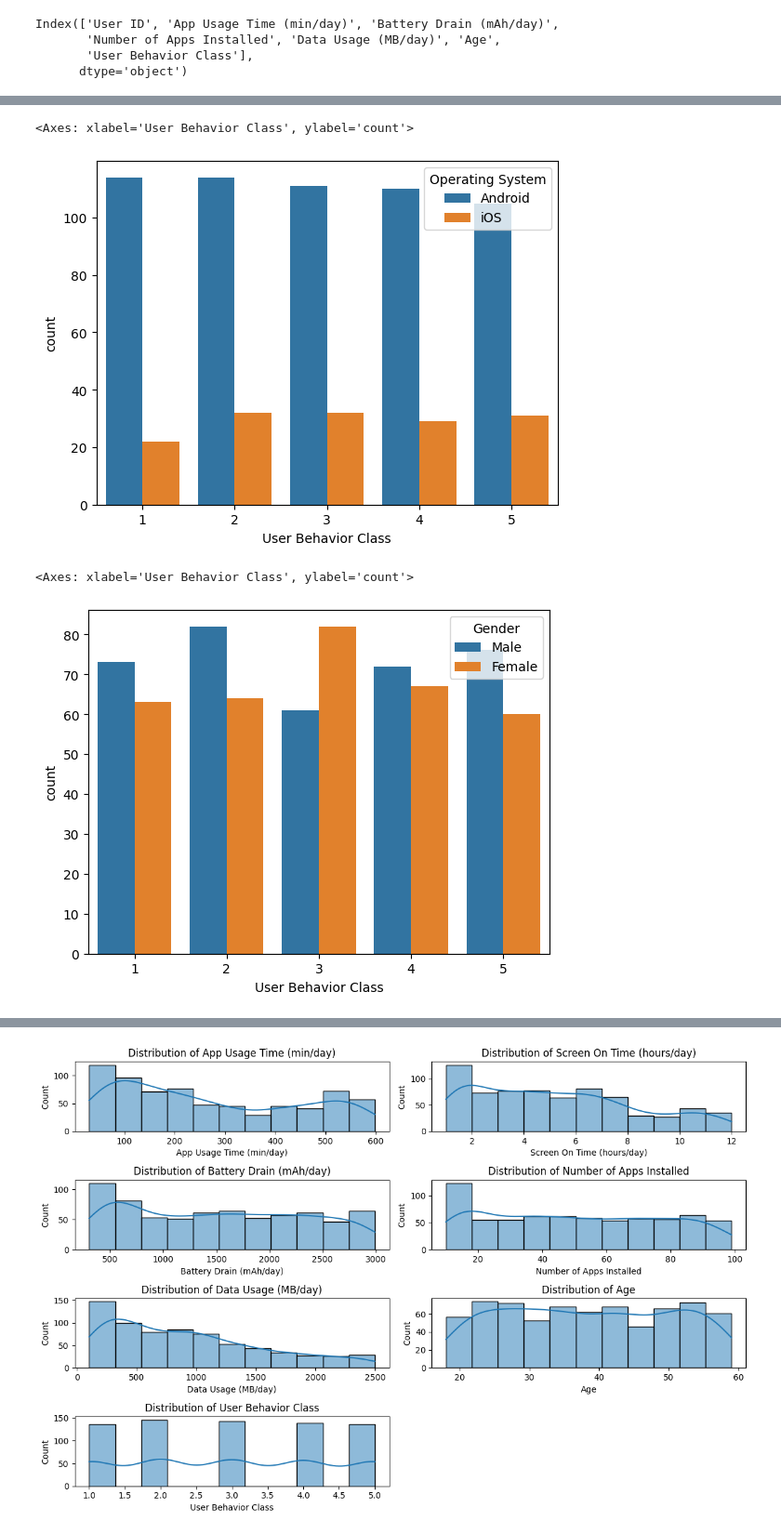
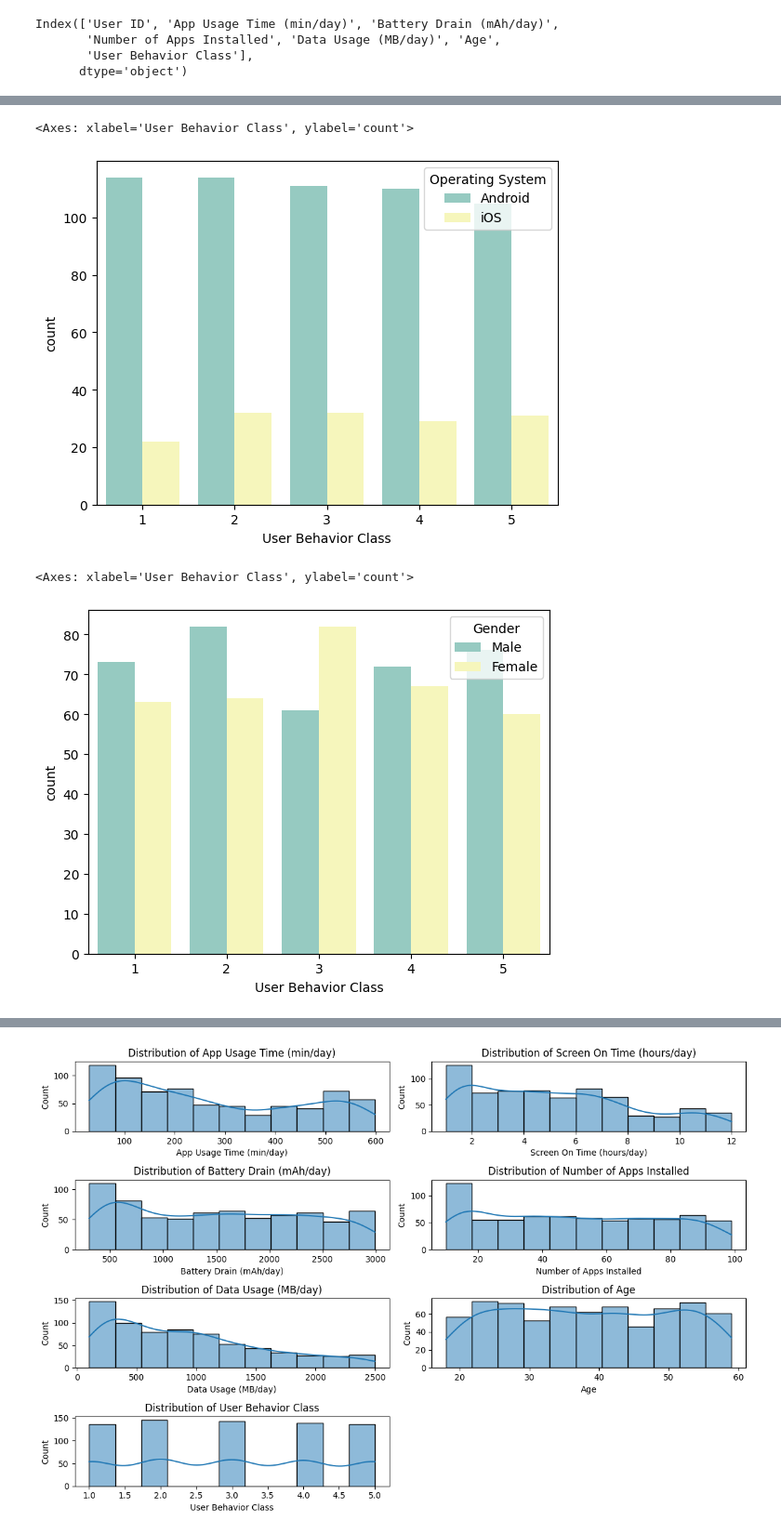
Before and after one commit to PARTHIBAN-007/Kaggle, a Jupyter notebook: Mobile Battery Usage.ipynb, the cells around one changed output, grey strips where cells are left out. Shown at 93% size. Saved outputs shown, nothing was run; the diff lists cells and outputs as text; code cells hidden in the pictures.

```diff
--- a/Mobile Battery Usage.ipynb
+++ b/Mobile Battery Usage.ipynb
@@ -65,11 +85,11 @@ plt.show()
 # %%
-sns.countplot(x=df['User Behavior Class'],hue=df['Operating System'])
+sns.countplot(x=df['User Behavior Class'],hue=df['Operating System'], palette='Set3')
 # %% [output]
 <Axes: xlabel='User Behavior Class', ylabel='count'>
-[figure, old version]
+[figure, new version]
 # %%
-sns.countplot(x=df['User Behavior Class'],hue=df['Gender'])
+sns.countplot(x=df['User Behavior Class'],hue=df['Gender'],palette='Set3')
 # %% [output]
 <Axes: xlabel='User Behavior Class', ylabel='count'>
-[figure, old version]
+[figure, new version]
 # %%
```
Also changed, not shown: parts of 10 cells of this notebook.
